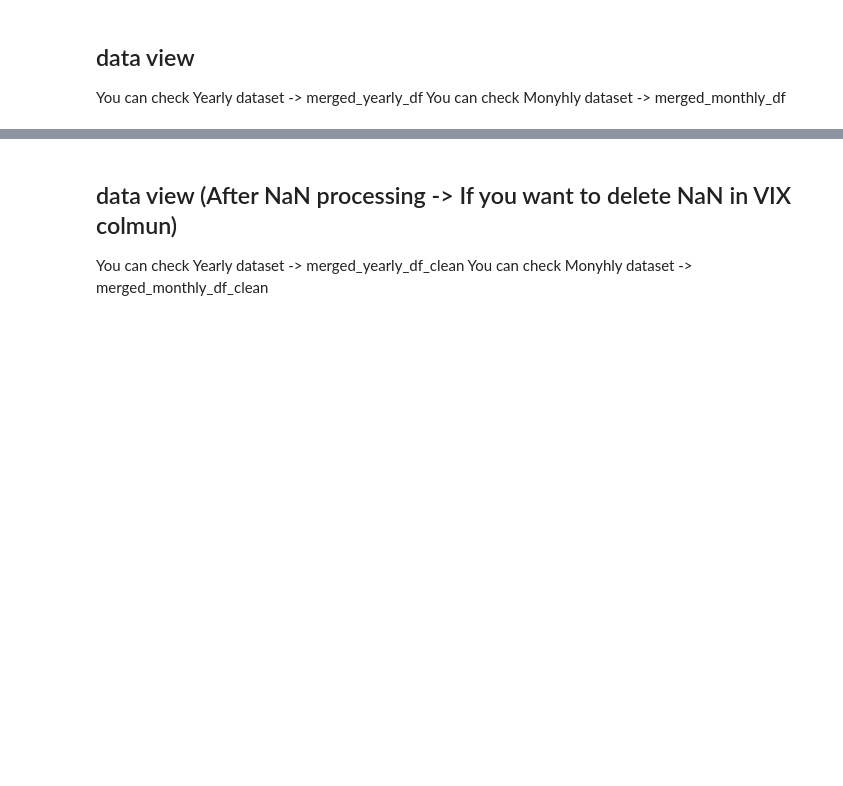
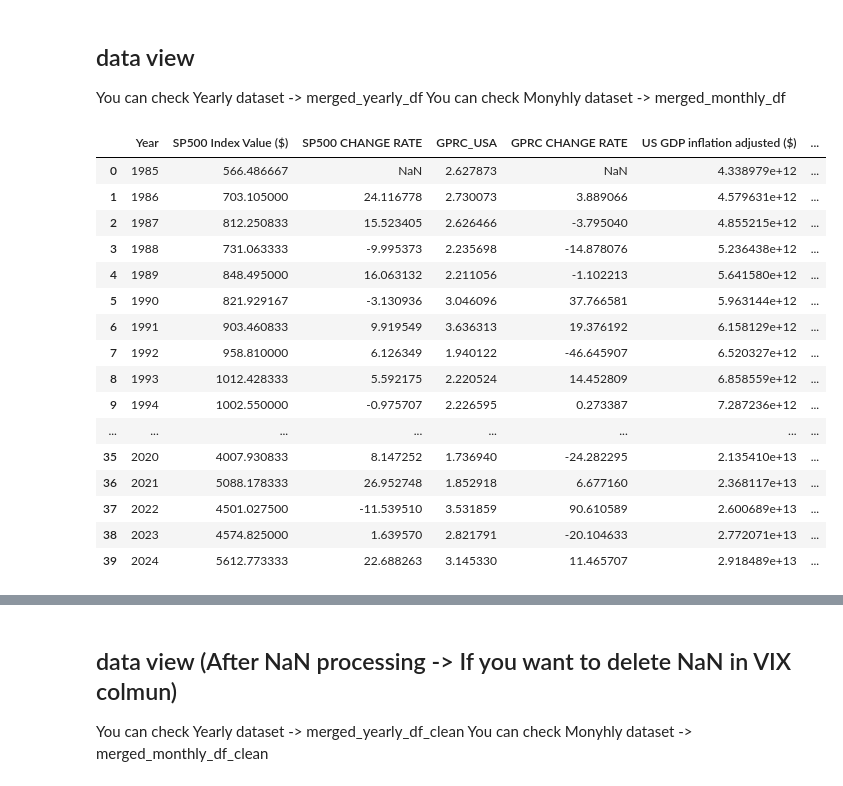
Before and after one commit to AL2024UCSD/sp500trends, a Jupyter notebook: mainwork_withanalysis.ipynb, the cells around one changed output, grey strips where cells are left out. Cells and saved outputs as stored; diff of their text form; code cells hidden in the pictures; blank space fills up the shorter version.

```diff
--- a/mainwork_withanalysis.ipynb
+++ b/mainwork_withanalysis.ipynb
@@ -184,35 +183,53 @@ def add_change_rate_columns(df, exclude_cols=None):
                 change_col_name = 'SP500 CHANGE RATE'
             elif 'GPRC_USA' in col or 'GPRC' in col:
                 change_col_name = 'GPRC CHANGE RATE'
             elif 'FEDFUNDS' in col or 'FEDFUNDS' in col:
                 change_col_name = 'FEDFUNDS CHANGE RATE'
             elif 'CPI' in col and 'CHANGE' not in col:
                 change_col_name = 'CPI CHANGE RATE'
             elif 'UNEMPLOYMENT' in col or 'UNRATE' in col:
                 change_col_name = 'UNEMPLOYMENT RATE CHANGE RATE'
             elif 'VIX' in col and 'CHANGE' not in col:
                 change_col_name = 'VIX CHANGE RATE'
             elif 'GDP' in col:
                 change_col_name = 'GDP CHANGE RATE'
 
             # Calculate percentage change
             df_with_changes[change_col_name] = df[col].pct_change(fill_method=None) * 100
             new_columns.append(change_col_name)
 
     # Reorder columns
     df_with_changes = df_with_changes[new_columns]
 
     return df_with_changes
 
 # Apply to merged_monthly_df
 merged_monthly_df_with_changes = add_change_rate_columns(merged_monthly_df, exclude_cols=['date_month'])
 
 # Apply to merged_yearly_df
 merged_yearly_df_with_changes = add_change_rate_columns(merged_yearly_df, exclude_cols=['Year'])
 
 # To view the datasets, uncomment the following:
-#merged_monthly_df_with_changes
-# merged_yearly_df_with_changes
+# merged_monthly_df_with_changes
+merged_yearly_df_with_changes
+# %% [output]
+|  | Year | SP500 Index Value ($) | SP500 CHANGE RATE | GPRC_USA | GPRC CHANGE RATE | US GDP inflation adjusted ($) | ... |
+| 0 | 1985 | 566.486667 | NaN | 2.627873 | NaN | 4.338979e+12 | ... |
+| 1 | 1986 | 703.105000 | 24.116778 | 2.730073 | 3.889066 | 4.579631e+12 | ... |
+| 2 | 1987 | 812.250833 | 15.523405 | 2.626466 | -3.795040 | 4.855215e+12 | ... |
+| 3 | 1988 | 731.063333 | -9.995373 | 2.235698 | -14.878076 | 5.236438e+12 | ... |
+| 4 | 1989 | 848.495000 | 16.063132 | 2.211056 | -1.102213 | 5.641580e+12 | ... |
+| 5 | 1990 | 821.929167 | -3.130936 | 3.046096 | 37.766581 | 5.963144e+12 | ... |
+| 6 | 1991 | 903.460833 | 9.919549 | 3.636313 | 19.376192 | 6.158129e+12 | ... |
+| 7 | 1992 | 958.810000 | 6.126349 | 1.940122 | -46.645907 | 6.520327e+12 | ... |
+| 8 | 1993 | 1012.428333 | 5.592175 | 2.220524 | 14.452809 | 6.858559e+12 | ... |
+| 9 | 1994 | 1002.550000 | -0.975707 | 2.226595 | 0.273387 | 7.287236e+12 | ... |
+| ... | ... | ... | ... | ... | ... | ... | ... |
+| 35 | 2020 | 4007.930833 | 8.147252 | 1.736940 | -24.282295 | 2.135410e+13 | ... |
+| 36 | 2021 | 5088.178333 | 26.952748 | 1.852918 | 6.677160 | 2.368117e+13 | ... |
+| 37 | 2022 | 4501.027500 | -11.539510 | 3.531859 | 90.610589 | 2.600689e+13 | ... |
+| 38 | 2023 | 4574.825000 | 1.639570 | 2.821791 | -20.104633 | 2.772071e+13 | ... |
+| 39 | 2024 | 5612.773333 | 22.688263 | 3.145330 | 11.465707 | 2.918489e+13 | ... |
 # %%
 # Normalized graph for monthly dataset
 normalized_df = merged_monthly_df.copy()
```
Also changed, not shown: parts of 22 cells of this notebook.
